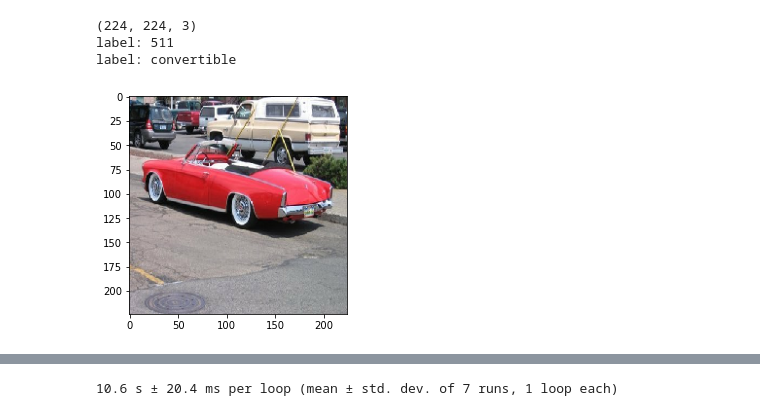
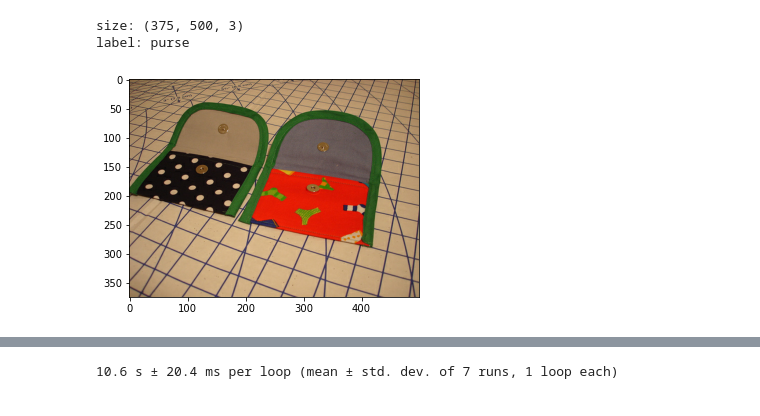
Before and after one commit to robjmenna/RBE595_deeplearning_final, a Jupyter notebook: resnet151.ipynb, the cells around one changed output, grey strips where cells are left out. Cells and saved outputs as stored; diff of their text form; code cells hidden in the pictures.

```diff
--- a/resnet151.ipynb
+++ b/resnet151.ipynb
@@ -3,29 +3,29 @@
 # %%
 import matplotlib.pyplot as plt
 import tensorflow as tf
 import numpy as np
+import requests
 import tensorflow_datasets as tfds
 
 def imagenetlabels():
     """Download the list of labels of the imagenet dataset"""
     label_url = 'https://storage.googleapis.com/download.tensorflow.org/data/ImageNetLabels.txt'
     blob = requests.get(label_url).text.split('\n')
     labels = [str(line) for line in blob[1:]]
     return labels
 
 data = tfds.load('imagenet2012_subset', data_dir='D:\\tensorflow_datasets')
 train = data['train'].map(lambda x: (x['image'], x['label']))
 labels = imagenetlabels()
-ex = next(train.skip(5).take(1).as_numpy_iterator())
+ex = next(train.skip(222).take(1).as_numpy_iterator())
 plt.figure()
 plt.imshow(ex[0])
-print(ex[0].shape)
+print('size: ' + str(ex[0].shape))
 print('label: ' + labels[ex[1]])
 # %% [output]
-(224, 224, 3)
-label: 511
-label: convertible
+size: (375, 500, 3)
+label: purse
-[figure, old version]
+[figure, new version]
 # %%
 from tensorflow.keras.callbacks import TensorBoard
 from tensorflow.keras.callbacks import ModelCheckpoint
```
Also changed, not shown: parts of 1 cell of this notebook, 1 other file.
